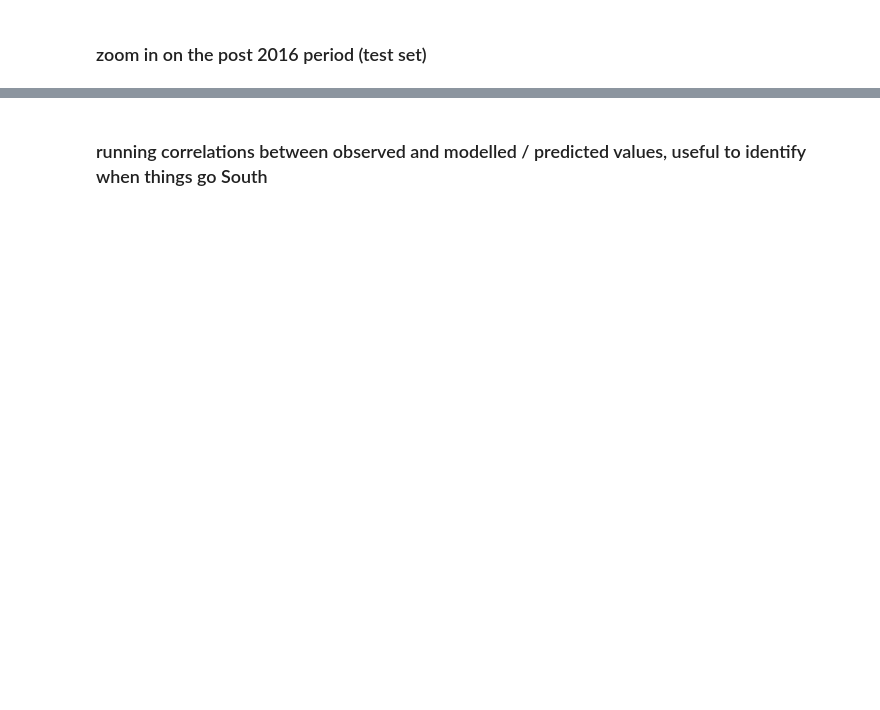
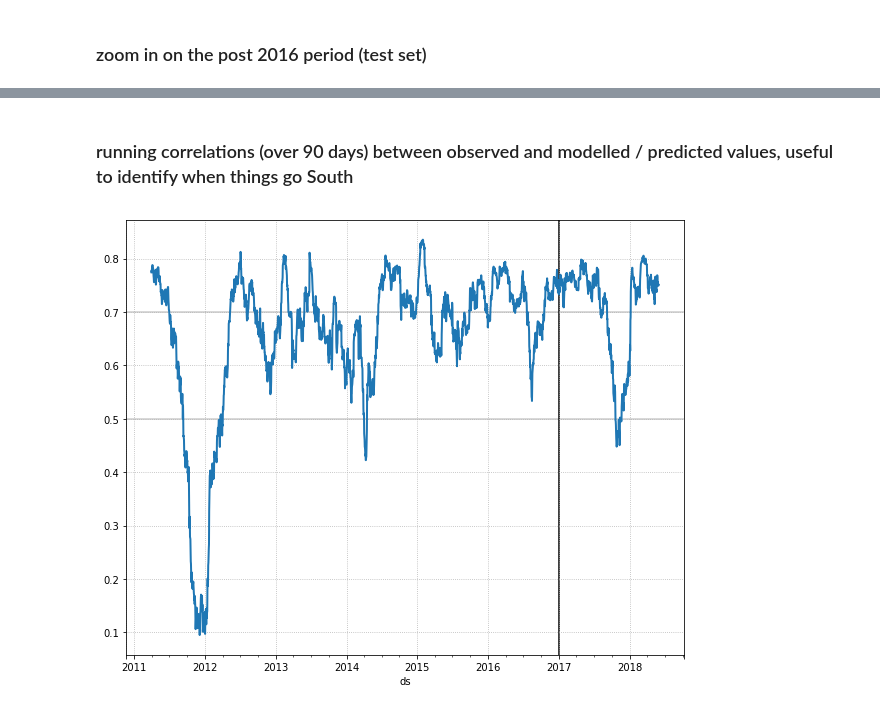
Before and after one commit to kinow/Auckland_cycling, a Jupyter notebook: notebooks/time-series.ipynb, the cells around one changed output, grey strips where cells are left out. Drawn from its saved outputs; the diff is of its cells as text; code cells hidden in the pictures; blank space fills up the shorter version.

```diff
--- a/notebooks/time-series.ipynb
+++ b/notebooks/time-series.ipynb
@@ -497,6 +560,6 @@ m = Prophet(mcmc_samples=300, holidays=holidays, holidays_prior_scale=0.25, chan
             weekly_seasonality=True, \
             daily_seasonality=False)
 # %%
-m.add_regressor('temp', prior_scale=0.5, mode='multiplicative')
-m.add_regressor('rain', prior_scale=0.5, mode='multiplicative')
-m.add_regressor('sun', prior_scale=0.5, mode='multiplicative')
+m.add_regressor('temp', prior_scale=1, mode='multiplicative')
+m.add_regressor('rain', prior_scale=1, mode='multiplicative')
+m.add_regressor('sun', prior_scale=1, mode='multiplicative')
@@ -561,11 +661,15 @@ f.savefig('../figures/forecasts_obs_2017-04.png', dpi=200)
 # %% [markdown]
-### running correlations between observed and modelled / predicted values, useful to identify when things go South
+### running correlations (over 90 days) between observed and modelled / predicted values, useful to identify when things go South
 # %%
 corr = verif.loc[:,['y','yhat']].rolling(window=90).corr().iloc[0::2,1]
 # %%
 corr.index = corr.index.droplevel(1)
 # %%
 f, ax = plt.subplots(figsize=(10, 8))
-corr.plot(ax=ax)
-ax.axhline(0.7, color='0.8', alpha=0.5, zorder=-1)
-ax.axhline(0.5, color='0.8', alpha=0.4, zorder=-1)
+corr.plot(ax=ax, lw=2)
+ax.axhline(0.7, color='0.8', zorder=-1)
+ax.axhline(0.5, color='0.8', zorder=-1)
+ax.axvline('2017', color='k', zorder=-1)
+ax.grid(ls=':')
+# %% [output]
+[figure, added]
```
Also changed, not shown: parts of 54 cells of this notebook.
